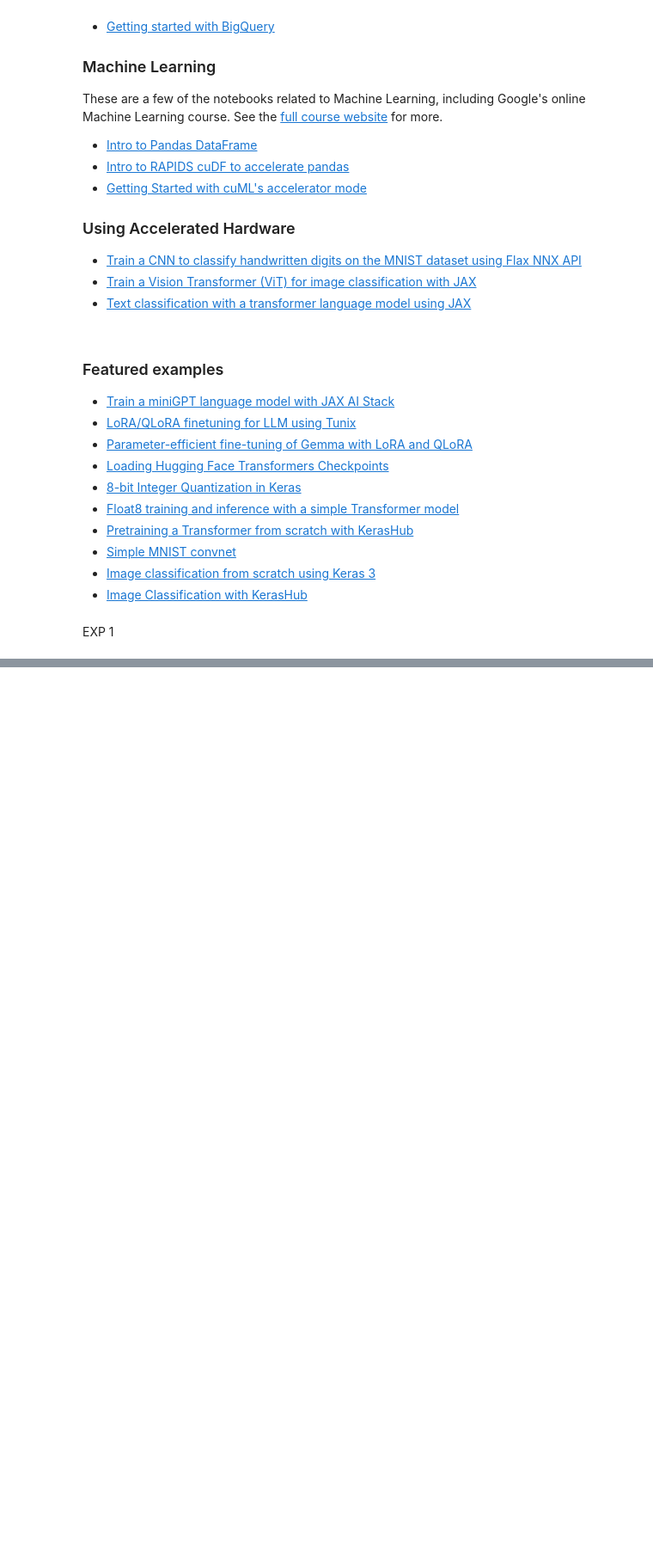
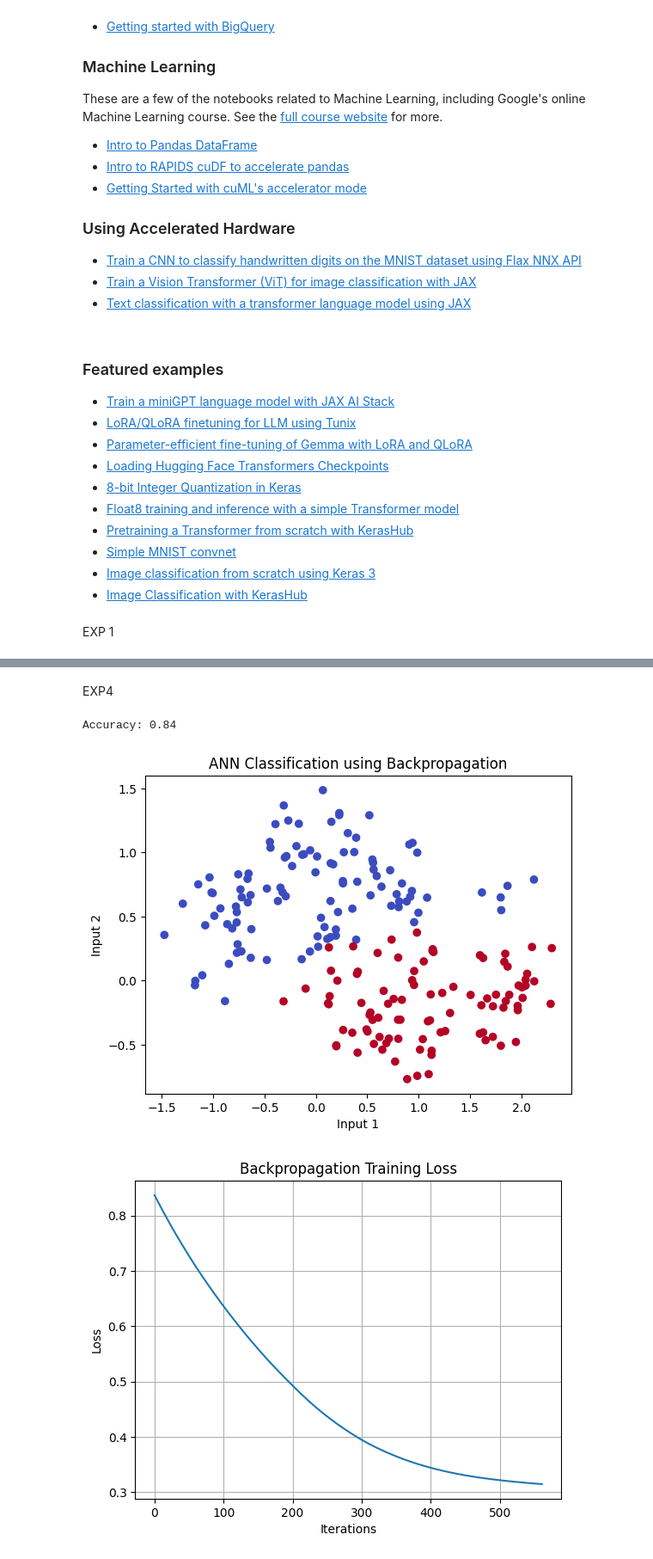
Before and after one commit to shunmu2417-jpg/ITA0604-MACHINE-LEARNING, a Jupyter notebook: ML_LAB.ipynb, the cells around one changed output, grey strips where cells are left out. Shown at 86% size. Drawn from its saved outputs; the diff is of its cells as text; code cells hidden in the pictures; blank space fills up the shorter version.

```diff
--- a/ML_LAB.ipynb
+++ b/ML_LAB.ipynb
@@ -210,0 +430,38 @@ EXP 1
+# %% [markdown]
+EXP4
+# %%
+
+import matplotlib.pyplot as plt
+from sklearn.neural_network import MLPClassifier
+from sklearn.datasets import make_moons
+
+# Generate dataset
+X, y = make_moons(n_samples=200, noise=0.2, random_state=42)
+
+# Build ANN using Backpropagation
+model = MLPClassifier(hidden_layer_sizes=(10,),
+                      max_iter=1000, random_state=42)
+model.fit(X, y)
+
+# Predict output
+predictions = model.predict(X)
+print("Accuracy:", model.score(X, y))
+
+# Plot output graph
+plt.scatter(X[:, 0], X[:, 1], c=predictions, cmap='coolwarm')
+plt.title("ANN Classification using Backpropagation")
+plt.xlabel("Input 1")
+plt.ylabel("Input 2")
+plt.show()
+
+# Plot training loss
+plt.plot(model.loss_curve_)
+plt.title("Backpropagation Training Loss")
+plt.xlabel("Iterations")
+plt.ylabel("Loss")
+plt.grid()
+plt.show()
+# %% [output]
+Accuracy: 0.84
+[figure, added]
+[figure, added]
```
Also changed, not shown: parts of 8 cells of this notebook.
